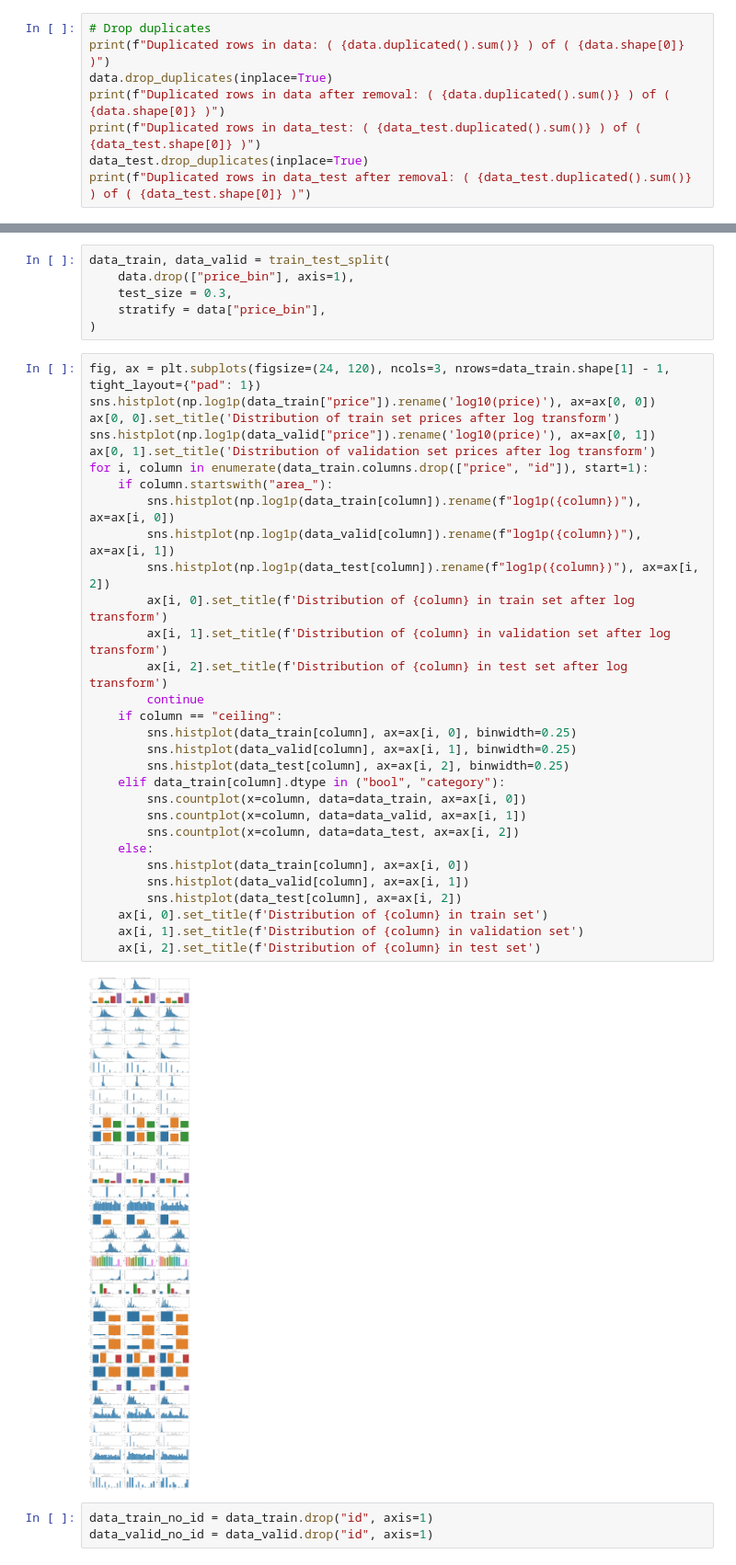
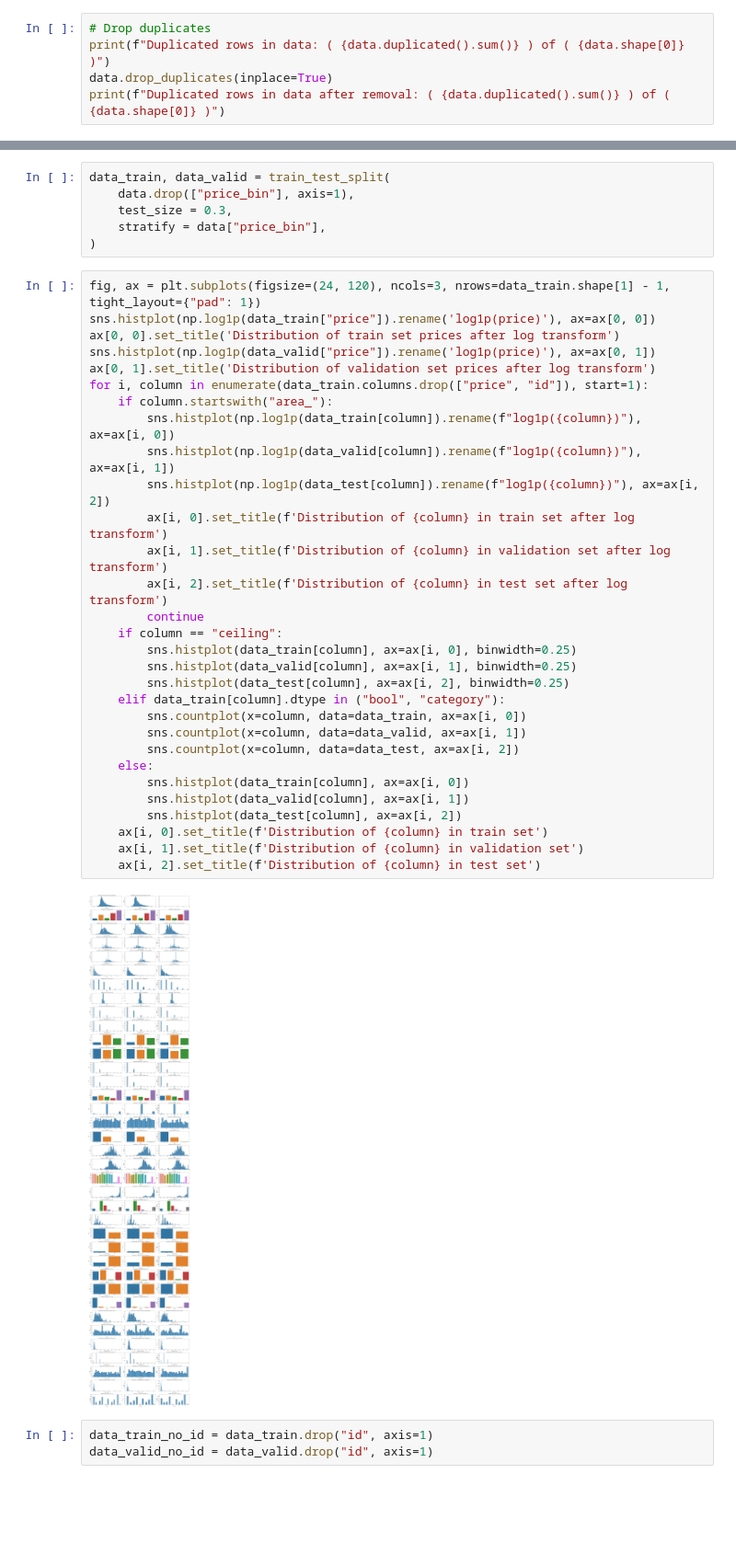
Before and after one commit to BollaBerg/TDT4173-Machine-learning, a Jupyter notebook: Berg - Preprocessing - train-test-split.ipynb, the cells around one changed output, grey strips where cells are left out. Shown at 92% size. Cells and saved outputs as stored; diff of their text form; blank space fills up the shorter version.

Commit message:
Fix error in preprocessing (drop duplicates in test)

```diff
--- a/Berg - Preprocessing - train-test-split.ipynb
+++ b/Berg - Preprocessing - train-test-split.ipynb
@@ -120,9 +120,6 @@ data_test.fillna(value=default_values, inplace = True)
 print(f"Duplicated rows in data: ( {data.duplicated().sum()} ) of ( {data.shape[0]} )")
 data.drop_duplicates(inplace=True)
 print(f"Duplicated rows in data after removal: ( {data.duplicated().sum()} ) of ( {data.shape[0]} )")
-print(f"Duplicated rows in data_test: ( {data_test.duplicated().sum()} ) of ( {data_test.shape[0]} )")
-data_test.drop_duplicates(inplace=True)
-print(f"Duplicated rows in data_test after removal: ( {data_test.duplicated().sum()} ) of ( {data_test.shape[0]} )")
 # %% [output]
 Duplicated rows in data: ( 465 ) of ( 23285 )
 Duplicated rows in data after removal: ( 0 ) of ( 22820 )
@@ -361,36 +356,36 @@ data_train, data_valid = train_test_split(
 )
 # %%
 fig, ax = plt.subplots(figsize=(24, 120), ncols=3, nrows=data_train.shape[1] - 1, tight_layout={"pad": 1})
-sns.histplot(np.log1p(data_train["price"]).rename('log10(price)'), ax=ax[0, 0])
+sns.histplot(np.log1p(data_train["price"]).rename('log1p(price)'), ax=ax[0, 0])
 ax[0, 0].set_title('Distribution of train set prices after log transform')
-sns.histplot(np.log1p(data_valid["price"]).rename('log10(price)'), ax=ax[0, 1])
+sns.histplot(np.log1p(data_valid["price"]).rename('log1p(price)'), ax=ax[0, 1])
 ax[0, 1].set_title('Distribution of validation set prices after log transform')
 for i, column in enumerate(data_train.columns.drop(["price", "id"]), start=1):
     if column.startswith("area_"):
         sns.histplot(np.log1p(data_train[column]).rename(f"log1p({column})"), ax=ax[i, 0])
         sns.histplot(np.log1p(data_valid[column]).rename(f"log1p({column})"), ax=ax[i, 1])
         sns.histplot(np.log1p(data_test[column]).rename(f"log1p({column})"), ax=ax[i, 2])
         ax[i, 0].set_title(f'Distribution of {column} in train set after log transform')
         ax[i, 1].set_title(f'Distribution of {column} in validation set after log transform')
         ax[i, 2].set_title(f'Distribution of {column} in test set after log transform')
         continue
     if column == "ceiling":
         sns.histplot(data_train[column], ax=ax[i, 0], binwidth=0.25)
         sns.histplot(data_valid[column], ax=ax[i, 1], binwidth=0.25)
         sns.histplot(data_test[column], ax=ax[i, 2], binwidth=0.25)
     elif data_train[column].dtype in ("bool", "category"):
         sns.countplot(x=column, data=data_train, ax=ax[i, 0])
         sns.countplot(x=column, data=data_valid, ax=ax[i, 1])
         sns.countplot(x=column, data=data_test, ax=ax[i, 2])
     else:
         sns.histplot(data_train[column], ax=ax[i, 0])
         sns.histplot(data_valid[column], ax=ax[i, 1])
         sns.histplot(data_test[column], ax=ax[i, 2])
     ax[i, 0].set_title(f'Distribution of {column} in train set')
     ax[i, 1].set_title(f'Distribution of {column} in validation set')
     ax[i, 2].set_title(f'Distribution of {column} in test set')
 # %% [output]
-[figure, old version]
+[figure, new version]
 # %%
 data_train_no_id = data_train.drop("id", axis=1)
 data_valid_no_id = data_valid.drop("id", axis=1)
```
Also changed, not shown: parts of 5 cells of this notebook, 4 other files.
